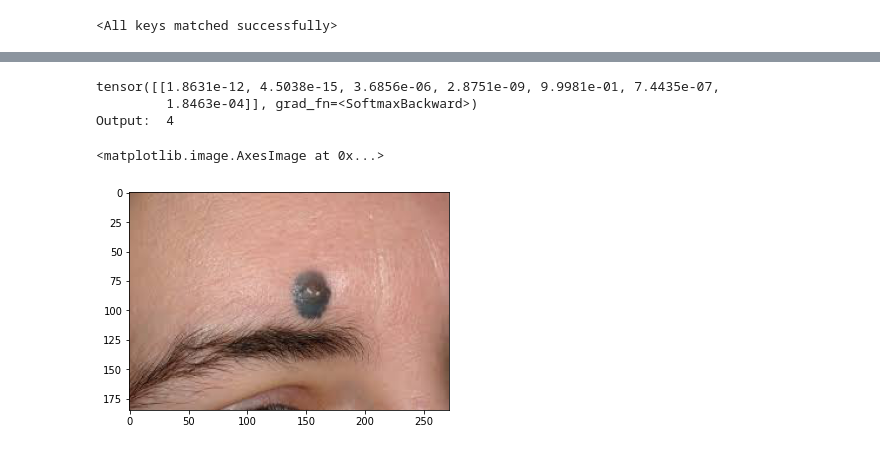
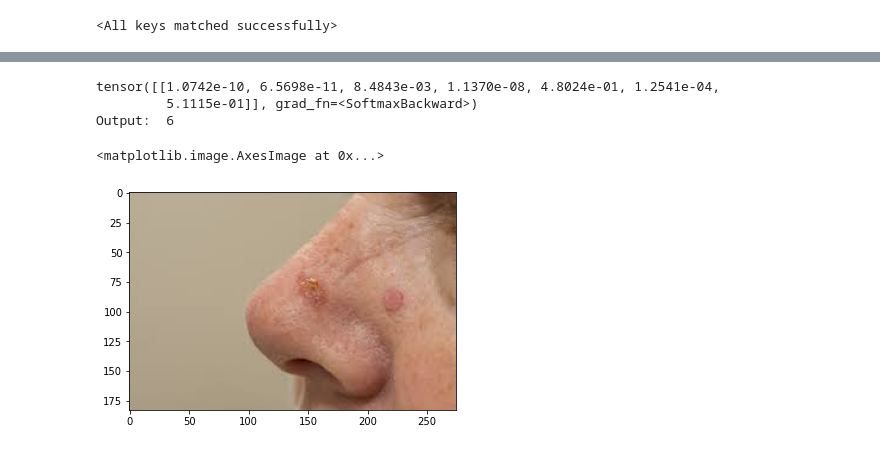
Before and after one commit to anas-awadalla/Incepto, a Jupyter notebook: interpretability_experiments/Unit_Inspections.ipynb, the cells around one changed output, grey strips where cells are left out. Cells and saved outputs as stored; diff of their text form; code cells hidden in the pictures.

```diff
--- a/interpretability_experiments/Unit_Inspections.ipynb
+++ b/interpretability_experiments/Unit_Inspections.ipynb
@@ -70,22 +83,22 @@ InstrumentedModel(
 # %%
 from matplotlib.pyplot import imshow
 from PIL import Image
-image_path = "/content/images.jpeg" #@param {type: "string"}
+image_path = "/content/nose.jpg" #@param {type: "string"}
 ood_img = Image.open(image_path)
 
 ood_tensor_img = transform(ood_img)
 
 model.cpu().eval()
 output = model(ood_tensor_img.unsqueeze(0))
 print(torch.softmax(output,dim = 1))
 print("Output: ", torch.argmax(output).item())
 imshow(ood_img)
 # %% [output]
-tensor([[1.8631e-12, 4.5038e-15, 3.6856e-06, 2.8751e-09, 9.9981e-01, 7.4435e-07,
-         1.8463e-04]], grad_fn=<SoftmaxBackward>)
-Output:  4
+tensor([[1.0742e-10, 6.5698e-11, 8.4843e-03, 1.1370e-08, 4.8024e-01, 1.2541e-04,
+         5.1115e-01]], grad_fn=<SoftmaxBackward>)
+Output:  6
 <matplotlib.image.AxesImage at 0x...>
-[figure, old version]
+[figure, new version]
 # %%
 import pandas as pd
 import glob
```
Also changed, not shown: parts of 12 cells of this notebook.
